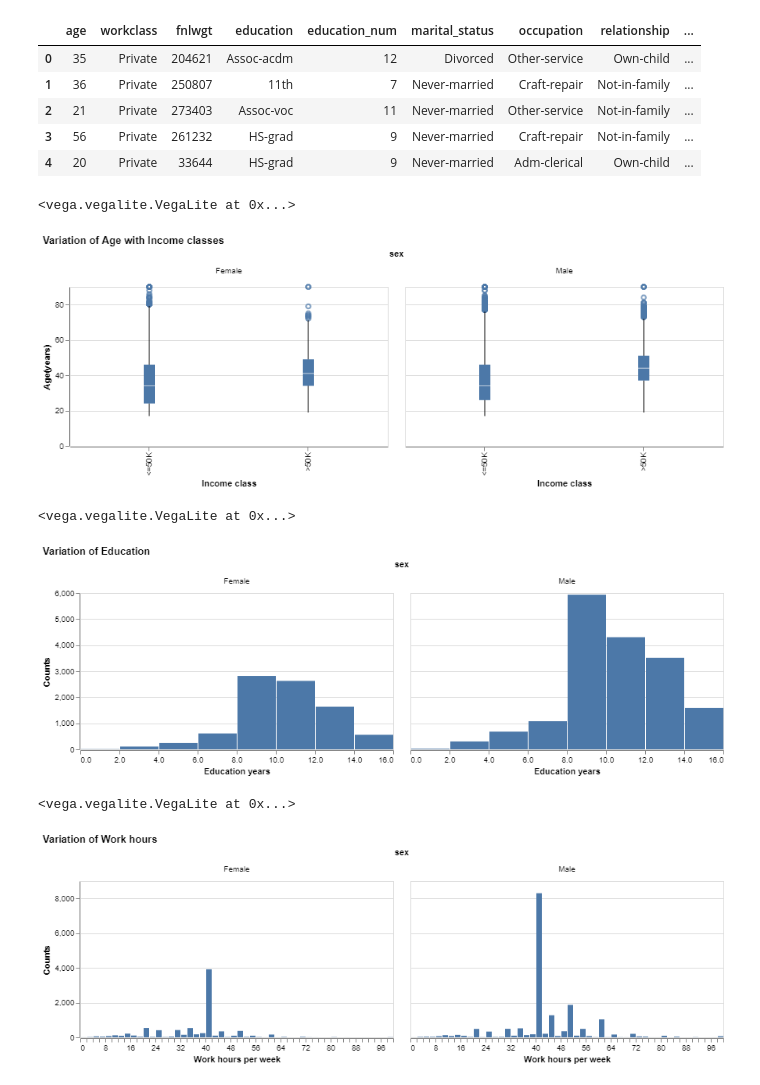
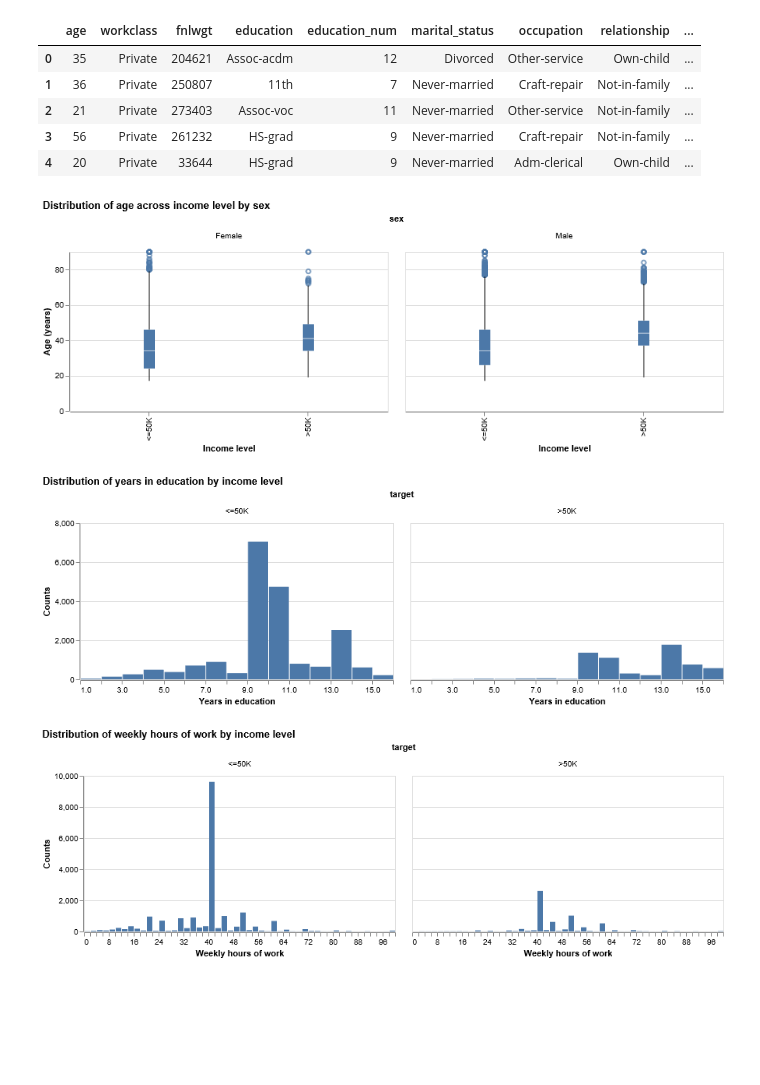
Before and after one commit to UBC-MDS/DSCI_522_group-307, a Jupyter notebook: eda/EDA_Adult_data.ipynb, the cells around one changed output. Drawn from its saved outputs; the diff is of its cells as text; code cells hidden in the pictures; blank space fills up the shorter version.

Commit message:
Edit EDA, change plots

```diff
--- a/eda/EDA_Adult_data.ipynb
+++ b/eda/EDA_Adult_data.ipynb
@@ -136,48 +134,47 @@ X_train.head()
 | 3 | 56 | Private | 261232 | HS-grad | 9 | Never-married | Craft-repair | Not-in-family | ... |
 | 4 | 20 | Private | 33644 | HS-grad | 9 | Never-married | Adm-clerical | Own-child | ... |
 # %%
+# Plot distribution of age across income level by sex
 alt.data_transformers.disable_max_rows()
 
 p1 = alt.Chart(X_train).mark_boxplot().encode(
-    alt.X('target:O', title = "Income class"),
-    alt.Y('age:Q', title = "Age(years)"),
-    facet = 'sex:N'
+    alt.X('target:O', title='Income level'),
+    alt.Y('age:Q', title='Age (years)'),
+    facet='sex:N'
 ).properties(
-    title = "Variation of Age with Income classes",
-    width = 400,
-    height = 200
+    title='Distribution of age across income level by sex',
+    width=400,
+    height=200
 )
 p1
 # %% [output]
-<vega.vegalite.VegaLite at 0x...>
-[figure, old version]
+[figure, new version]
 # %%
-
+# Plot distribution of years in education by income level
 p2 = alt.Chart(X_train).mark_bar().encode(
-    alt.X('education_num:Q', bin=alt.Bin(step=2), title = "Education years"),
-    alt.Y('count()', title = "Counts"),
-    facet = 'sex:N'
+    alt.X('education_num:Q', bin=alt.Bin(step=1), title='Years in education'),
+    alt.Y('count()', title='Counts'),
+    facet='target:N'
 ).properties(
-    title = "Variation of Education",
-    width = 400,
-    height = 200
+    title='Distribution of years in education by income level',
+    width=400,
+    height=200
 )
 p2
 # %% [output]
-<vega.vegalite.VegaLite at 0x...>
-[figure, old version]
+[figure, new version]
 # %%
+# Plot distribution of weekly hours of work by income level
 p3 = alt.Chart(X_train).mark_bar().encode(
-    alt.X('hours_per_week:Q', bin=alt.Bin(step=2), title = "Work hours per week"),
-    alt.Y('count()', title = "Counts"),
-    facet = 'sex:N'
+    alt.X('hours_per_week:Q', bin=alt.Bin(step=2), title='Weekly hours of work'),
+    alt.Y('count()', title='Counts'),
+    facet='target:N'
 ).properties(
-    title = "Variation of Work hours",
-    width = 400,
-    height = 200
+    title='Distribution of weekly hours of work by income level',
+    width=400,
+    height=200
 )
 p3
 # %% [output]
-<vega.vegalite.VegaLite at 0x...>
-[figure, old version]
+[figure, new version]
 # %%
```
Also changed, not shown: parts of 19 cells of this notebook, 1 other file.
